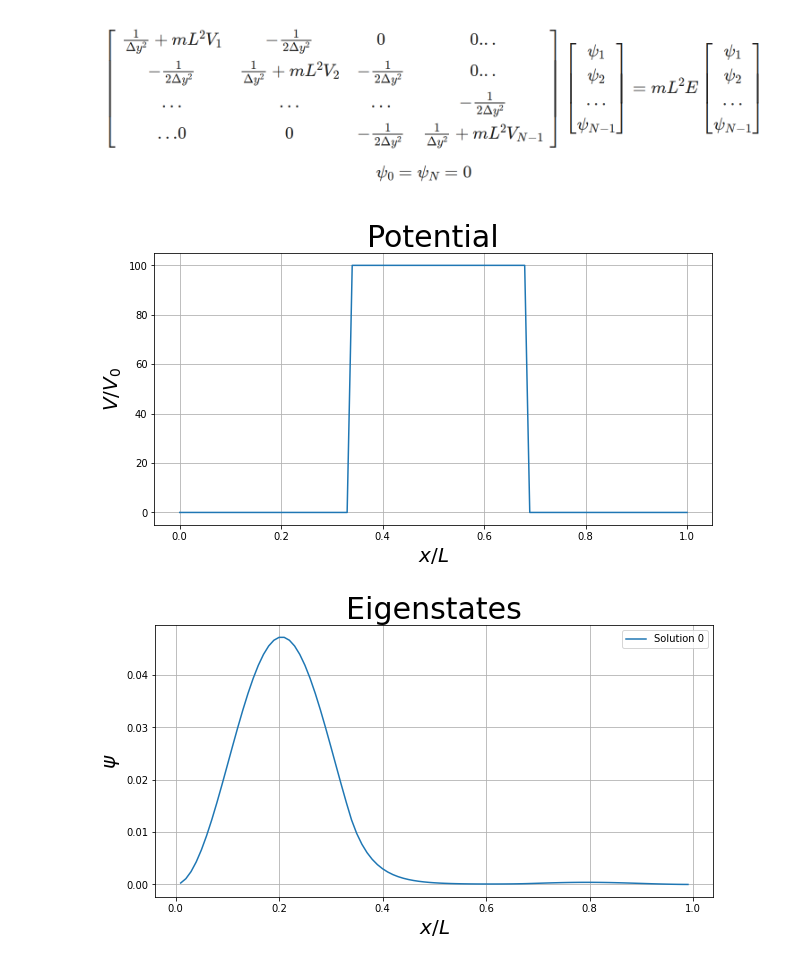
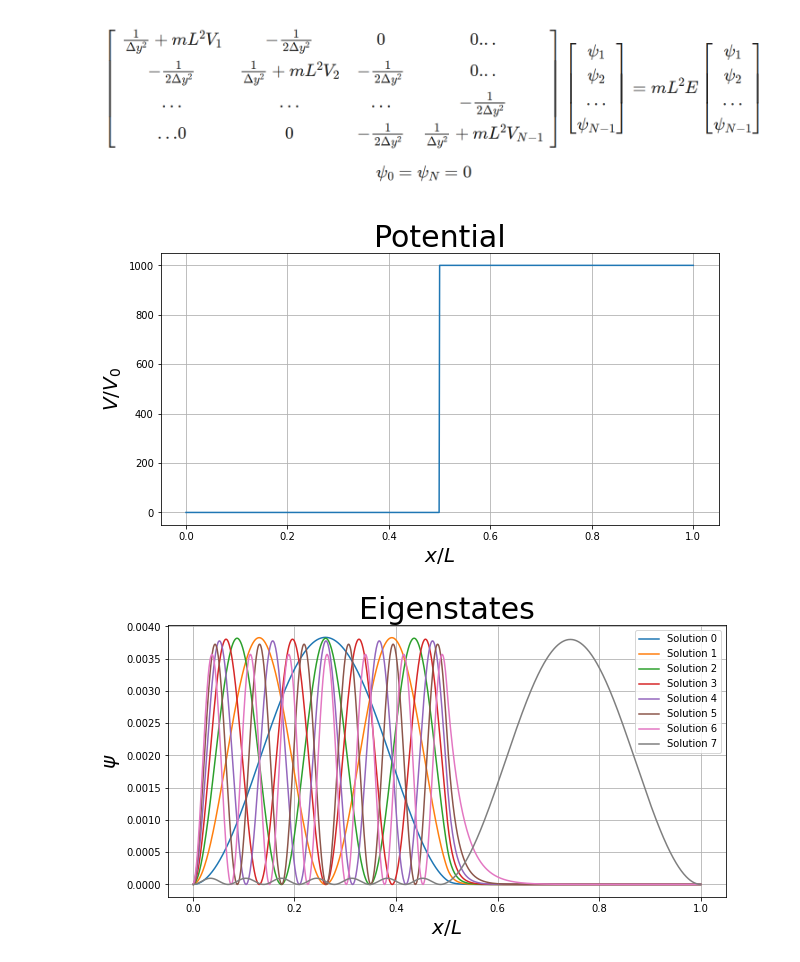
Before and after one commit to agustinsilva447/Fisica-de-los-Semiconductores, a Jupyter notebook: 3_1d_schrodinger_eq.ipynb, the cells around one changed output. Cells and saved outputs as stored; diff of their text form; code cells hidden in the pictures.

```diff
--- a/3_1d_schrodinger_eq.ipynb
+++ b/3_1d_schrodinger_eq.ipynb
@@ -7,9 +7,9 @@ from scipy.linalg import eigh_tridiagonal
 # %% [markdown]
 ![image.png](embedded-picture-1)
 # %%
-N = 100
-dy = 1/N
-y = np.linspace(0, 1, N+1)
+N = 1000                      # Largo del potencial
+dy = 1/N                      # Salto en distancia para la derivada
+y = np.linspace(0, 1, N+1)    # Vector espacial
 # %%
 def tren_pulsos(p,e):
   V = np.zeros(len(y))
@@ -26,13 +26,25 @@ def tren_pulsos(p,e):
       V[i] = e
   return V
 
+def escalon(p,e):
+  V = np.zeros(len(y))
+  c = 0
+  for i in range(len(y)):
+    if c < p:
+      V[i] = 0
+      c += 1
+    else:
+      V[i] = e
+  return V
+
+
 def mL2V(y):
-  p = 34    # periodo sobre 2 del tren
-  e = 100   # valor max del potencial
-  return tren_pulsos(p,e)
-
-  #return 1000 * (y - 0.5)**2
-  #return 1000 * np.exp(-(y-0.7)**2/(2*0.05**2))
+  p = 500
+  e = 1000
+  #return tren_pulsos(p,e)                    # Tren de pulsos     (p = periodo sobre 2 del pulso, e = valor del potencial)
+  return escalon(p,e)                        # Escalón            (p = comienzo del pulso,        e = valor del potencial)
+  #return e * (y - p)**2                      # Oscilador armonico (p = valor central ,            e = proporcial al valor máximo del potencial)
+  #return e * np.exp(-(y-p)**2/(2*0.05**2))   # Gauseana           (p = valor medio,               e = proporcial al valor máximo del potencial)
 # %%
 plt.figure(figsize=(10,5))
 plt.plot(y, mL2V(y))
@@ -44,5 +56,5 @@ plt.plot()
 
 plt.savefig('v3p1.png', dpi=200)
 # %% [output]
-[figure, old version]
+[figure, new version]
 # %%
@@ -53,16 +65,18 @@ w, v = eigh_tridiagonal(d, e)
 # %%
+# graficar y guardar los gráficos de las soluciones de la ecuación de Schrodinger para distintos valores de energía
+
 plt.figure(figsize=(10,5))
-for i in range(1):
+for i in range(8):
   plt.plot(y[1:-1], v.T[i]**2, label = "Solution {}".format(i))
 
 plt.title('Eigenstates', fontsize=30)
 plt.ylabel('$\psi$',     fontsize=20)
 plt.xlabel('$x/L$',      fontsize=20)
 plt.grid()
 plt.legend()
 plt.plot()
 
 plt.savefig('v3p2.png', dpi=200)
 # %% [output]
-[figure, old version]
+[figure, new version]
 # %%
```
Also changed, not shown: parts of 4 cells of this notebook.
